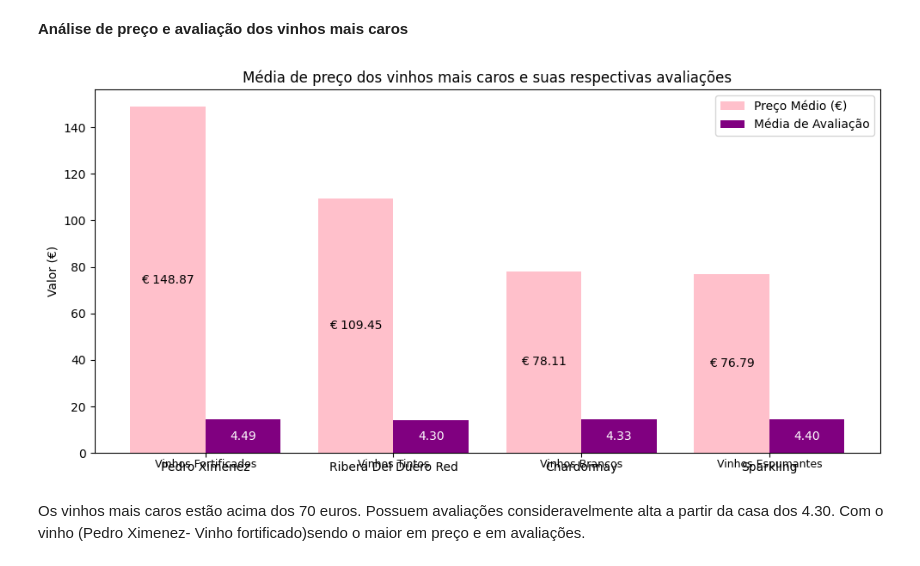
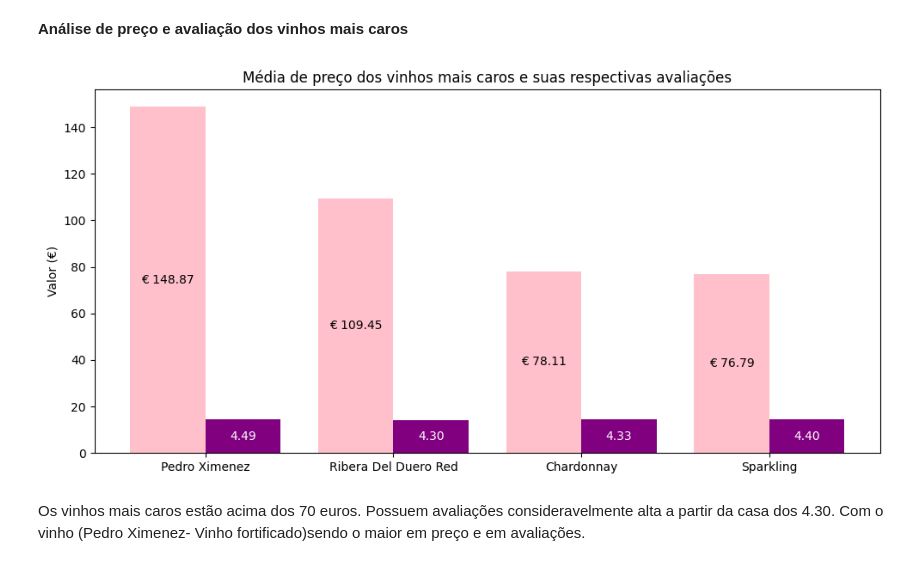
Before and after one commit to atlantico-academy/equipe5-2024.3, a Jupyter notebook: notebooks/01-exploratory_data_analysis.ipynb, the cells around one changed output. Saved outputs shown, nothing was run; the diff lists cells and outputs as text; code cells hidden in the pictures.

```diff
--- a/notebooks/01-exploratory_data_analysis.ipynb
+++ b/notebooks/01-exploratory_data_analysis.ipynb
@@ -163,7 +160,10 @@ array(['2013', '2018', '2009', '1999', '1996', '1998', '2010', '1995',
 # %%
-#tratando valores de ano para "Not a Number" para poder trabalhar com a coluna Ano
 df['ano'] = df['ano'].replace('N.V.', np.nan)
-df['ano'] = pd.to_datetime(df['ano'], format='%Y')
+#df['ano'] = df['ano'].fillna(np.nan).astype('Int64')
+#df['ano'] = pd.to_datetime(df['ano'], format='%Y')
+
+df['ano'] = pd.to_datetime(df['ano'], format= '%Y')
+df['ano'] = df['ano'].dt.year
 
 print(f"Quantidade de vinhos sem safra (ano): {df['ano'].isnull().sum()}")
 # %% [output]
@@ -579,37 +563,37 @@ fig, ax1 = plt.subplots(figsize=(10, 5))  # Aumentando a largura da figura
 
 # Plotando a barra de preço
 index = np.arange(len(media_avaliacao_selecionados))
 
 bars1 = ax1.bar(index - bar_width/2, media_preco_selecionados, bar_width, label='Preço Médio (€)', color='pink')
 
 # Plotando a média de avaliação
 bars2 = ax1.bar(index + bar_width/2, media_avaliacao_selecionados + padding, bar_width, label='Média de Avaliação', color='purple', bottom=0)
 
 # Adicionando os valores dentro da barra de preço
 for i, v in enumerate(media_preco_selecionados):
     ax1.text(i - bar_width/2, v / 2, f'€ {v:.2f}', ha='center', va='center', fontsize=10)
 
 # Adicionando os valores dentro da barra de avaliação
 for i, v in enumerate(media_avaliacao_selecionados):
     ax1.text(i + bar_width/2, (v + padding) / 2, f'{v:.2f}', ha='center', va='center', fontsize=10, color='white')
 
 ax1.set_title('Média de preço dos vinhos mais caros e suas respectivas avaliações')
 ax1.set_xlabel("")
 ax1.set_ylabel('Valor (€)')
 
 ax1.set_xticks(index)
 ax1.set_xticklabels(media_avaliacao_selecionados.index, rotation=0, ha='center')
 
 # Adicionando as categorias de vinhos no gráfico
-for i, wine_type in enumerate(media_avaliacao_selecionados.index):
-    ax1.text(i, -5, f'{df[df["tipo"] == wine_type]["Categoria"].iloc[0]}', ha='center', va='center', fontsize=9, color='black')
+##for i, wine_type in enumerate(media_avaliacao_selecionados.index):
+##    ax1.text(i, -5, f'{df[df["tipo"] == wine_type]["Categoria"].iloc[0]}', ha='center', va='center', fontsize=9, color='black')
 
-ax1.legend()
+## ax1.legend()
 
 plt.tight_layout()
 plt.show()
 # %% [output]
-[figure, old version]
+[figure, new version]
 # %% [markdown]
 Os vinhos mais caros estão acima dos 70 euros. Possuem avaliações consideravelmente alta a partir da casa dos 4.30. Com o vinho (Pedro Ximenez- Vinho fortificado)sendo o maior em preço e em avaliações.
 # %% [markdown]
```
Also changed, not shown: parts of 74 cells of this notebook.
